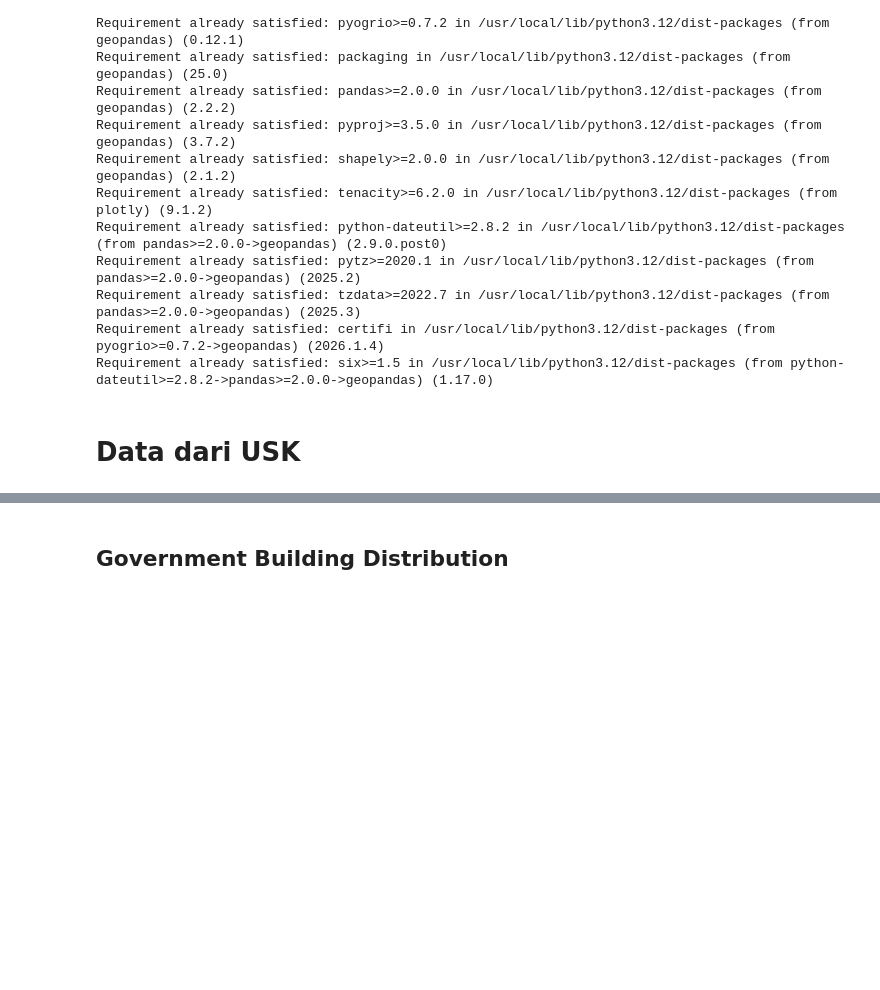
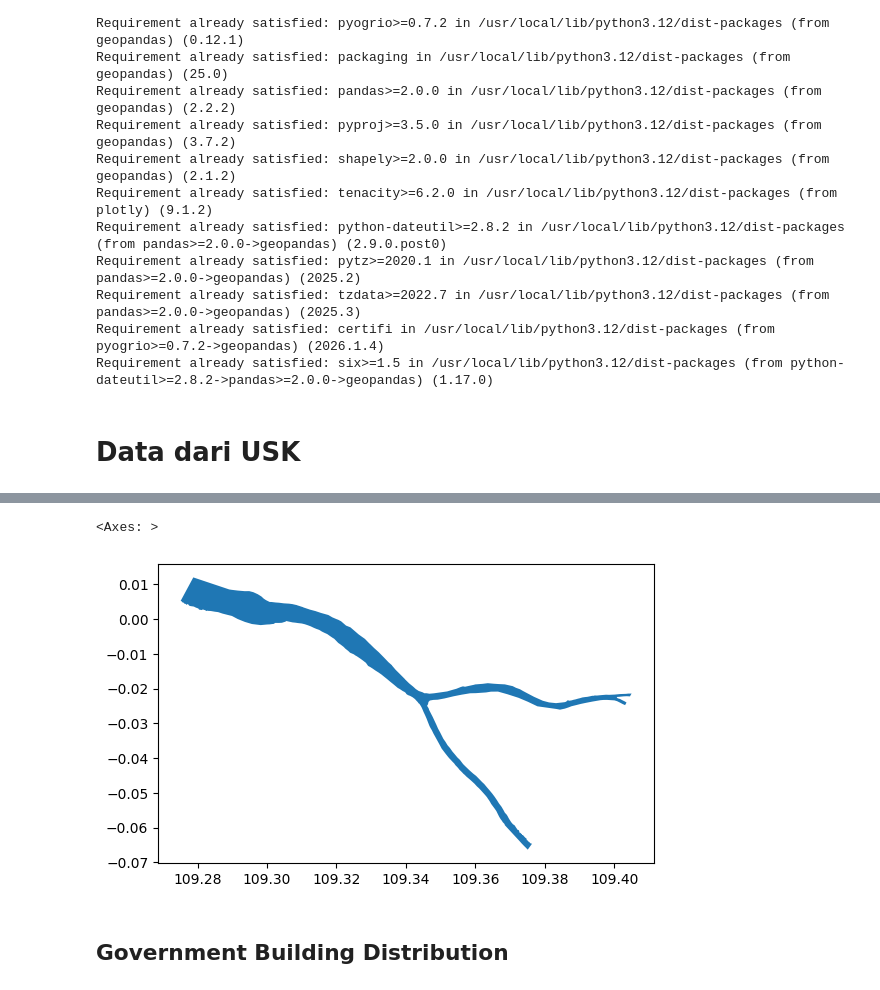
Before and after one commit to alzimna/ara, a Jupyter notebook: Code/ara_team_project.ipynb, the cells around one changed output, grey strips where cells are left out. Cells and saved outputs as stored; diff of their text form; code cells hidden in the pictures; blank space fills up the shorter version.

```diff
--- a/Code/ara_team_project.ipynb
+++ b/Code/ara_team_project.ipynb
@@ -29,0 +32,3 @@ warnings.filterwarnings("ignore", category=UserWarning)
+# %%
+river = gpd.read_file(url)
+river.head()
@@ -30,3 +38,8 @@ warnings.filterwarnings("ignore", category=UserWarning)
+# %%
+river.plot()
+# %% [output]
+<Axes: >
+[figure, added]
 # %% [markdown]
 ## Government Building Distribution
 # %%
```
Also changed, not shown: parts of 25 cells of this notebook.
